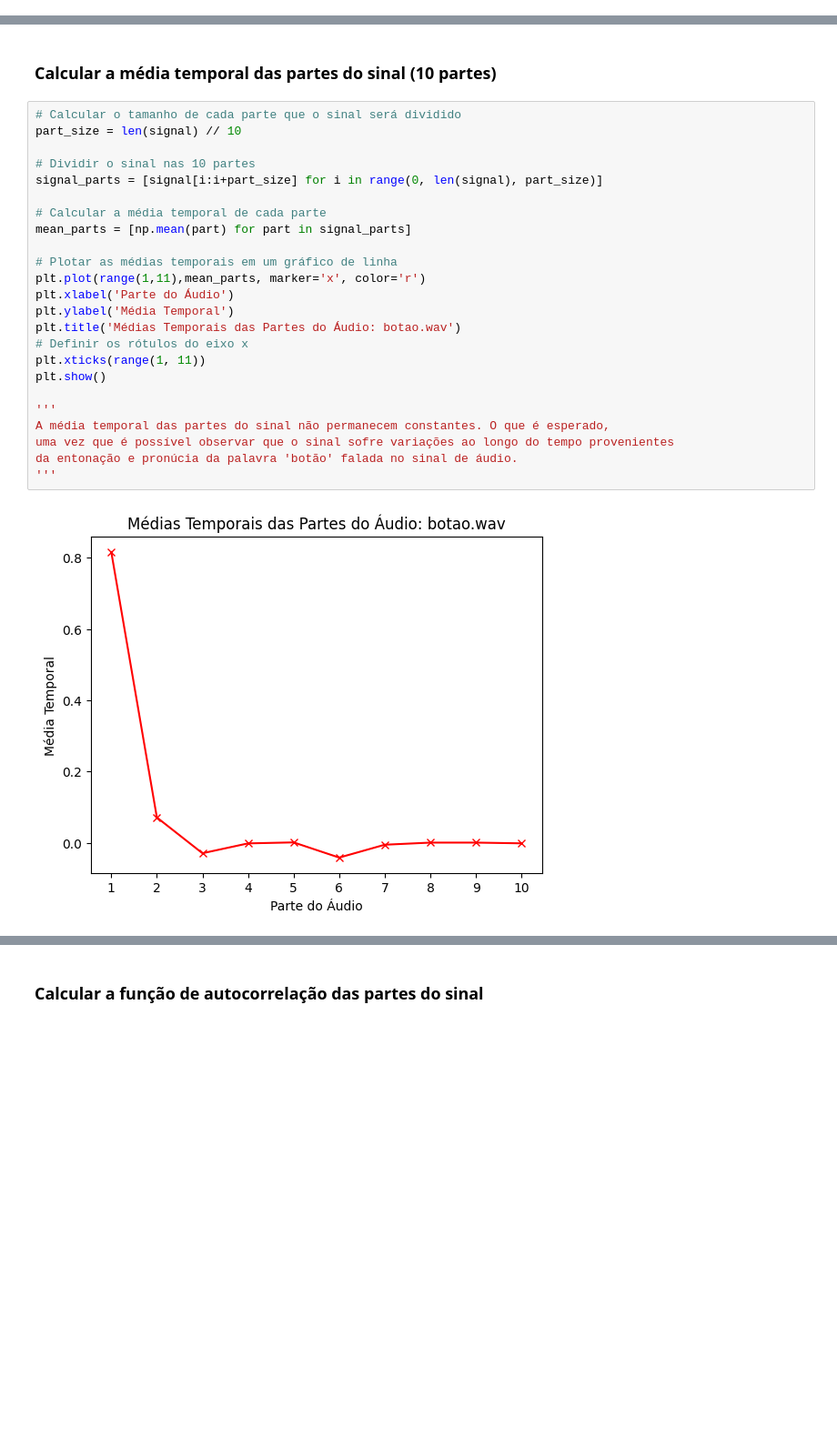
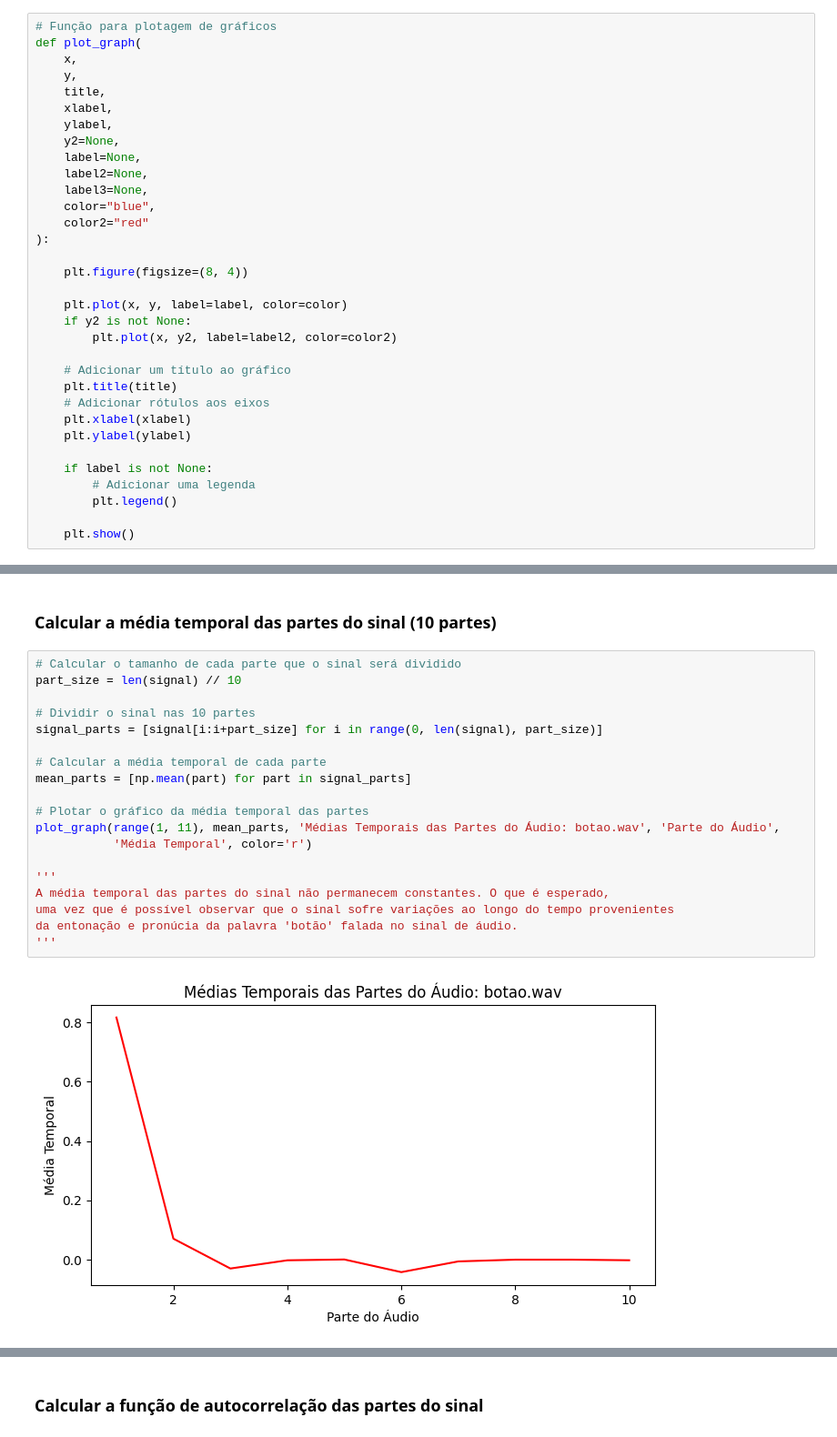
Before and after one commit to JonasFortes12/stochastic-process-audio-analysis, a Jupyter notebook: audio_analisys.ipynb, the cells around one changed output, grey strips where cells are left out. Shown: that part at 91% size. Drawn from its saved outputs; the diff is of its cells as text; blank space fills up the shorter version.

Commit message:
fix: separate autocorrelations graphs and make an plot graph function

```diff
--- a/audio_analisys.ipynb
+++ b/audio_analisys.ipynb
@@ -16,3 +36,36 @@ from scipy.stats import skew, kurtosis
+# %%
+# Função para plotagem de gráficos
+def plot_graph(
+    x,
+    y,
+    title,
+    xlabel,
+    ylabel,
+    y2=None,
+    label=None,
+    label2=None,
+    label3=None,
+    color="blue",
+    color2="red"
+):
+
+    plt.figure(figsize=(8, 4))
+
+    plt.plot(x, y, label=label, color=color)
+    if y2 is not None:
+        plt.plot(x, y2, label=label2, color=color2)
+
+    # Adicionar um título ao gráfico
+    plt.title(title)
+    # Adicionar rótulos aos eixos
+    plt.xlabel(xlabel)
+    plt.ylabel(ylabel)
+
+    if label is not None:
+        # Adicionar uma legenda
+        plt.legend()
+
+    plt.show()
 # %% [markdown]
 ### Carregar o sinal de áudio
 # %%
@@ -81,29 +129,24 @@ Curtose: [0.38622304 0.3599864 ]
 # %%
 # Calcular o tamanho de cada parte que o sinal será dividido
 part_size = len(signal) // 10
 
 # Dividir o sinal nas 10 partes
 signal_parts = [signal[i:i+part_size] for i in range(0, len(signal), part_size)]
 
 # Calcular a média temporal de cada parte
 mean_parts = [np.mean(part) for part in signal_parts]
 
-# Plotar as médias temporais em um gráfico de linha
-plt.plot(range(1,11),mean_parts, marker='x', color='r')
-plt.xlabel('Parte do Áudio')
-plt.ylabel('Média Temporal')
-plt.title('Médias Temporais das Partes do Áudio: botao.wav')
-# Definir os rótulos do eixo x
-plt.xticks(range(1, 11))
-plt.show()
+# Plotar o gráfico da média temporal das partes
+plot_graph(range(1, 11), mean_parts, 'Médias Temporais das Partes do Áudio: botao.wav', 'Parte do Áudio',
+           'Média Temporal', color='r')
 
 '''
 A média temporal das partes do sinal não permanecem constantes. O que é esperado,
 uma vez que é possível observar que o sinal sofre variações ao longo do tempo provenientes
 da entonação e pronúcia da palavra 'botão' falada no sinal de áudio.
 '''
 # %% [output]
-[figure, old version]
+[figure, new version]
 "\nA média temporal das partes do sinal não permanecem constantes. O que é esperado,\numa vez que é possível observar que o sinal sofre variações ao longo do tempo provenientes\nda entonação e pronúci ...
 # %% [markdown]
 ### Calcular a função de autocorrelação das partes do sinal
```
Also changed, not shown: parts of 5 cells of this notebook.
